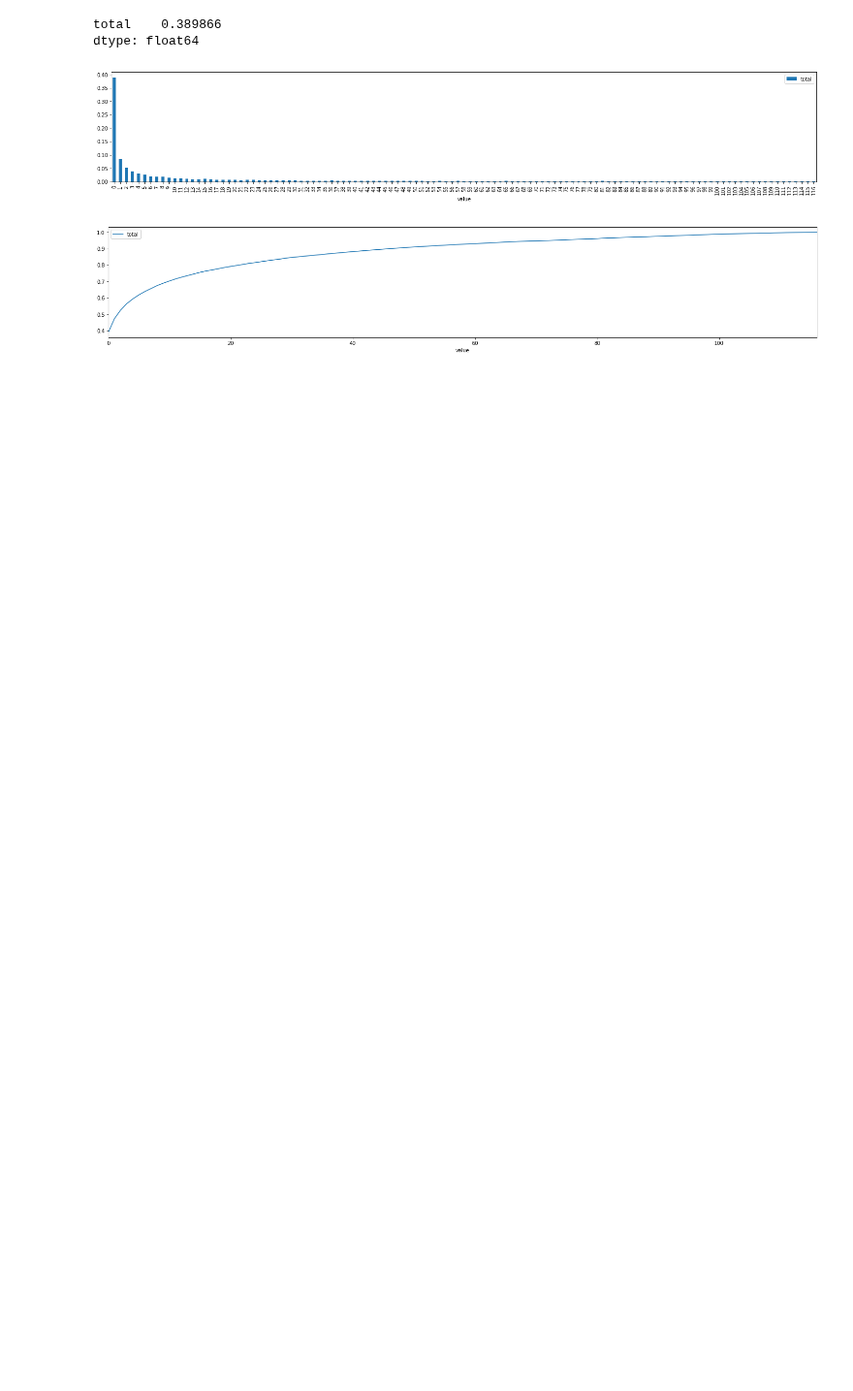
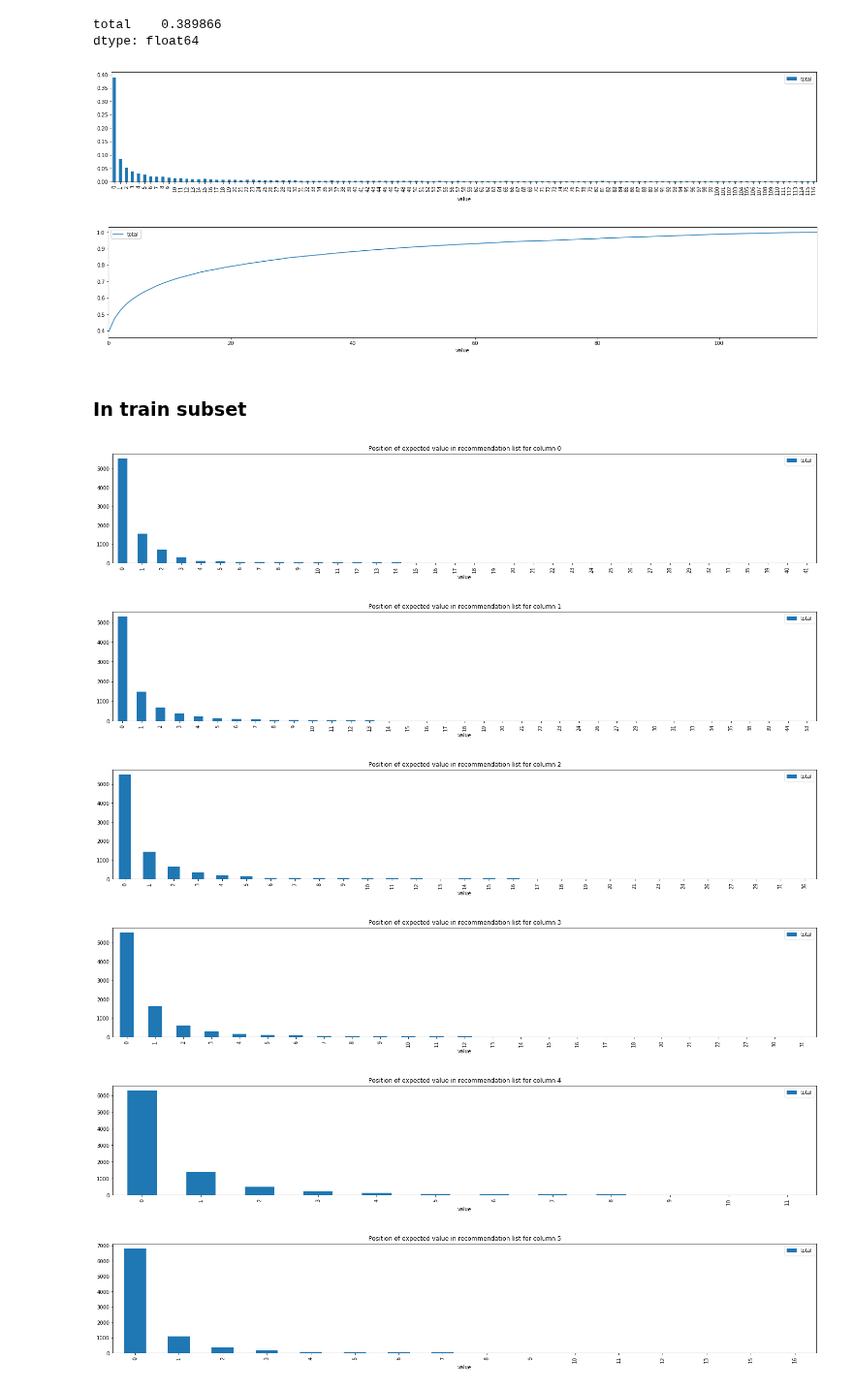
Before and after one commit to SrMouraSilva/RBM, a Jupyter notebook: experiments/notebooks/Inspect Logistic Regression.ipynb, the cells around one changed output. Shown at 97% size. Saved outputs shown, nothing was run; the diff lists cells and outputs as text; code cells hidden in the pictures; blank space fills up the shorter version.

```diff
--- a/experiments/notebooks/Inspect Logistic Regression.ipynb
+++ b/experiments/notebooks/Inspect Logistic Regression.ipynb
@@ -70,5 +75,6 @@ for i in range(6):
 # %%
-positions = pd.DataFrame(np.concatenate(np.concatenate(y_predicts)), columns=['value'])
+y_predicts_test = [y['test'] for y in y_predicts]
+positions = pd.DataFrame(np.concatenate(np.concatenate(y_predicts_test)), columns=['value'])
 positions['total'] = 1
 total = positions.groupby('value').count()
 
@@ -82,3 +88,19 @@ total    0.389866
 dtype: float64
 [figure]
 [figure]
+# %% [markdown]
+### In train subset
+# %%
+#positions = pd.DataFrame(np.concatenate(y_predicts[2]), columns=['value'])
+for i in range(6):
+    positions = pd.DataFrame(np.concatenate(y_predicts[i]['train']), columns=['value'])
+    positions['total'] = 1
+    total = positions.groupby('value').count()
+    total.plot.bar(title=f'Position of expected value in recommendation list for column {i}')
+# %% [output]
+[figure, added]
+[figure, added]
+[figure, added]
+[figure, added]
+[figure, added]
+[figure, added]
```
Also changed, not shown: parts of 7 cells of this notebook, 5 other files.
